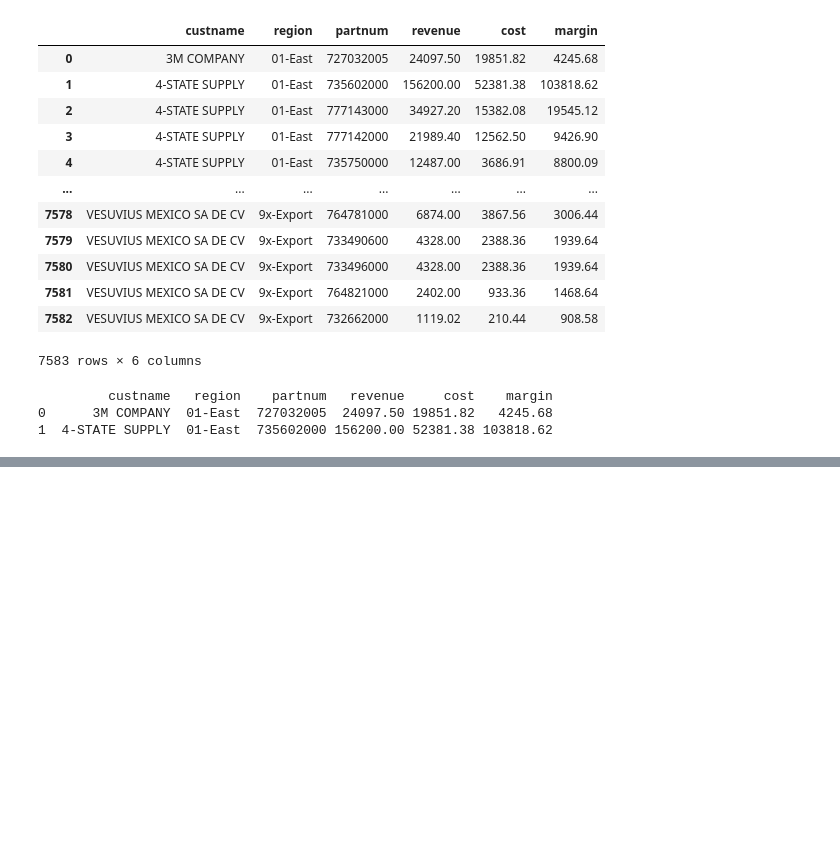
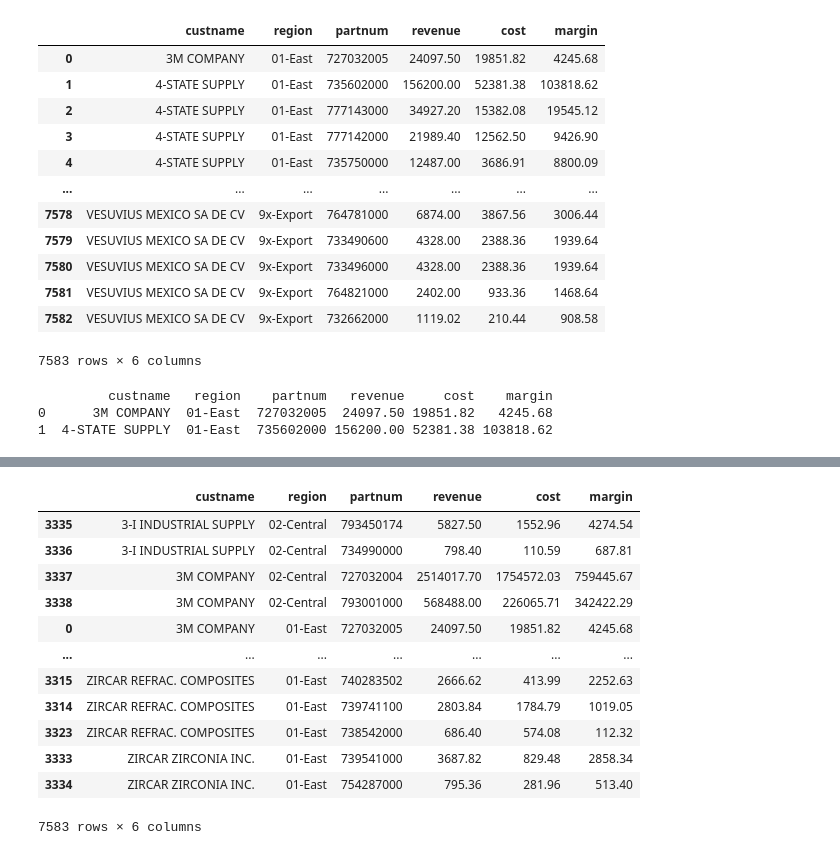
Before and after one commit to kabeer1984/piit, a Jupyter notebook: py/np/pandapractice.ipynb, the cells around one changed output, grey strips where cells are left out. Cells and saved outputs as stored; diff of their text form; code cells hidden in the pictures; blank space fills up the shorter version.

```diff
--- a/py/np/pandapractice.ipynb
+++ b/py/np/pandapractice.ipynb
@@ -49,0 +106,16 @@ print(df.head(n=2))
+# %%
+df.sort_values(['custname'])
+# %% [output]
+|  | custname | region | partnum | revenue | cost | margin |
+| 3335 | 3-I INDUSTRIAL SUPPLY | 02-Central | 793450174 | 5827.50 | 1552.96 | 4274.54 |
+| 3336 | 3-I INDUSTRIAL SUPPLY | 02-Central | 734990000 | 798.40 | 110.59 | 687.81 |
+| 3337 | 3M COMPANY | 02-Central | 727032004 | 2514017.70 | 1754572.03 | 759445.67 |
+| 3338 | 3M COMPANY | 02-Central | 793001000 | 568488.00 | 226065.71 | 342422.29 |
+| 0 | 3M COMPANY | 01-East | 727032005 | 24097.50 | 19851.82 | 4245.68 |
+| ... | ... | ... | ... | ... | ... | ... |
+| 3315 | ZIRCAR REFRAC. COMPOSITES | 01-East | 740283502 | 2666.62 | 413.99 | 2252.63 |
+| 3314 | ZIRCAR REFRAC. COMPOSITES | 01-East | 739741100 | 2803.84 | 1784.79 | 1019.05 |
+| 3323 | ZIRCAR REFRAC. COMPOSITES | 01-East | 738542000 | 686.40 | 574.08 | 112.32 |
+| 3333 | ZIRCAR ZIRCONIA INC. | 01-East | 739541000 | 3687.82 | 829.48 | 2858.34 |
+| 3334 | ZIRCAR ZIRCONIA INC. | 01-East | 754287000 | 795.36 | 281.96 | 513.40 |
+7583 rows × 6 columns
```
Also changed, not shown: parts of 13 cells of this notebook.
